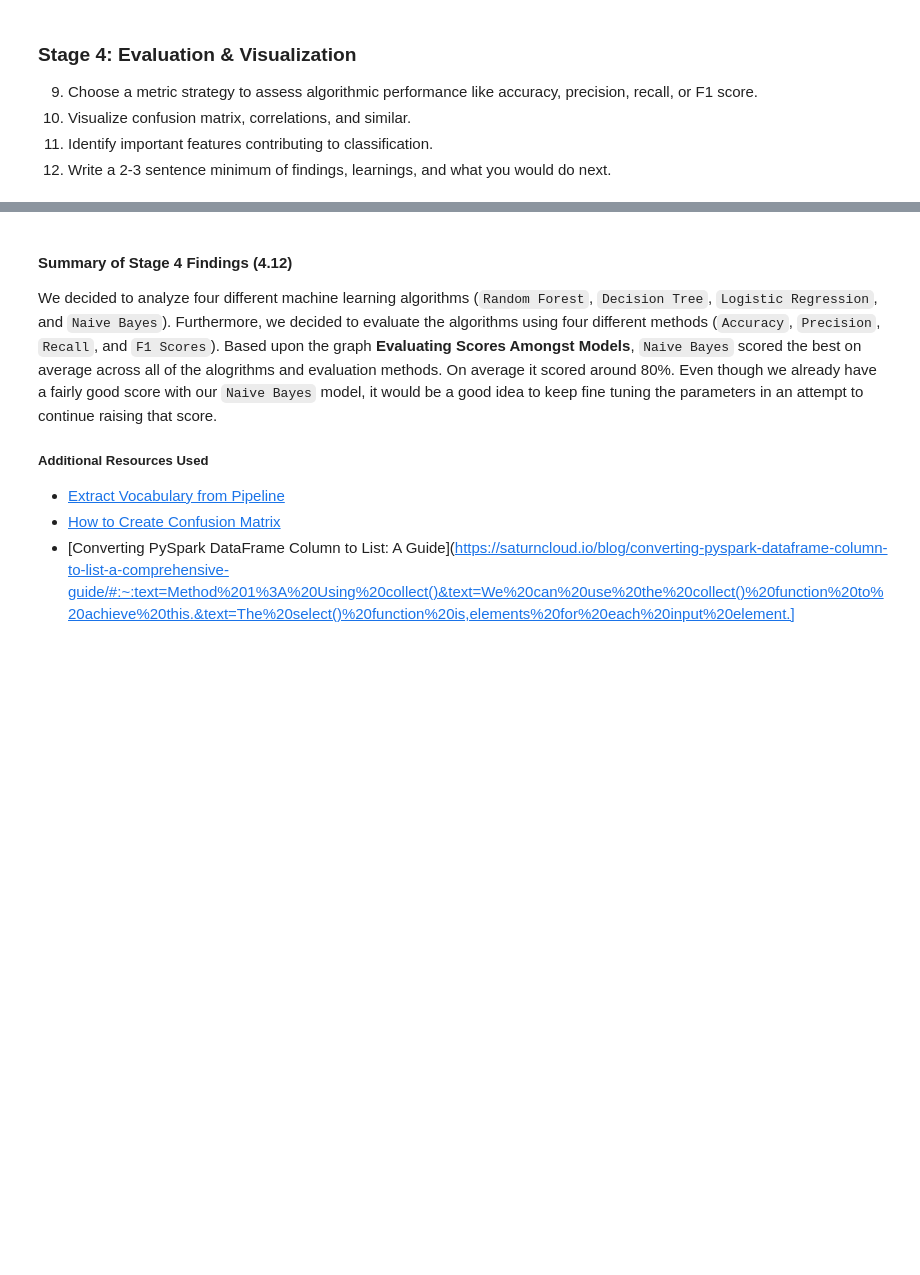
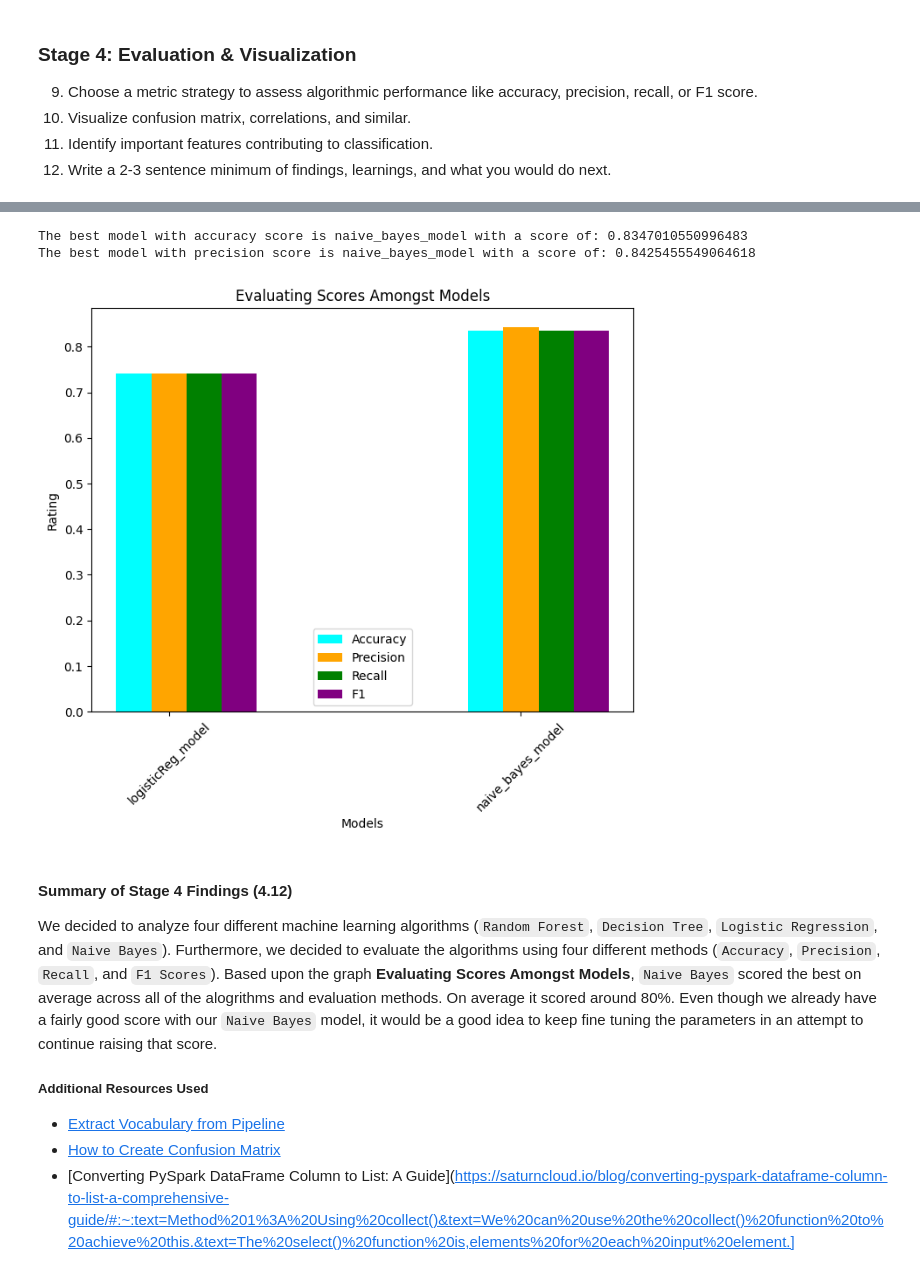
Before and after one commit to evandergraaf/M5.12-Spooky-Spark-Team-6, a Jupyter notebook: spookyspark.ipynb, the cells around one changed output, grey strips where cells are left out. Saved outputs shown, nothing was run; the diff lists cells and outputs as text; code cells hidden in the pictures; blank space fills up the shorter version.

```diff
--- a/spookyspark.ipynb
+++ b/spookyspark.ipynb
@@ -614,48 +640,55 @@ plt.show()
 # %%
 #=> Continuation of 4.10
 
-highest = [0,0,0,0]
-topModelScores = ["","","",""]
+# highest = [0,0,0,0]
+# topModelScores = ["","","",""]
+highest = [0,0]
+topModelScores = ["",""]
 
 for modelName, evalScore in evalScores.items():
     if evalScore["accuracy"] > highest[0]:
         highest[0] = evalScore["accuracy"]
         topModelScores[0] = modelName
 
 
     if evalScore["precision"] > highest[1]:
         highest[1] = evalScore["precision"]
         topModelScores[1] = modelName
 
 
-    if evalScore["recall"] >  highest[2]:
-        highest[2] = evalScore["recall"]
-        topModelScores[2] = modelName
+    # if evalScore["recall"] >  highest[2]:
+    #     highest[2] = evalScore["recall"]
+    #     topModelScores[2] = modelName
 
 
-    if evalScore["f1"] > highest[3]:
-        highest[3] = evalScore["f1"]
-        topModelScores[3] = modelName
+    # if evalScore["f1"] > highest[3]:
+    #     highest[3] = evalScore["f1"]
+    #     topModelScores[3] = modelName
 
 print("The best model with accuracy score is", topModelScores[0], "with a score of:",  highest[0])
 print("The best model with precision score is", topModelScores[1], "with a score of:",  highest[1])
-print("The best model with recall score is", topModelScores[2], "with a score of:",  highest[2])
-print("The best model with f1 score is", topModelScores[3], "with a score of:",  highest[3])
+# print("The best model with recall score is", topModelScores[2], "with a score of:",  highest[2])
+# print("The best model with f1 score is", topModelScores[3], "with a score of:",  highest[3])
 
 # => Print Models against Scores
-x = np.arange(4)
+# x = np.arange(4)
+x = np.arange(2)
 width = 0.1
 plt.figure(figsize=(8,6))
 plt.title('Evaluating Scores Amongst Models')
 plt.bar(x-width, accuracies, width, color='cyan')
 plt.bar(x, precisions, width, color='orange')
 plt.bar(x+width, recalls, width, color='green')
 plt.bar(x+width*2, f1s, width, color='purple')
 plt.xticks(x, list(evalScores.keys()), rotation=45)
 plt.xlabel("Models")
 plt.ylabel("Rating")
 plt.legend(['Accuracy', 'Precision', 'Recall', 'F1'])
 plt.show()
+# %% [output]
+The best model with accuracy score is naive_bayes_model with a score of: 0.8347010550996483
+The best model with precision score is naive_bayes_model with a score of: 0.8425455549064618
+[figure, added]
 # %% [markdown]
 #### Summary of Stage 4 Findings (4.12)
 
```
Also changed, not shown: parts of 5 cells of this notebook.
